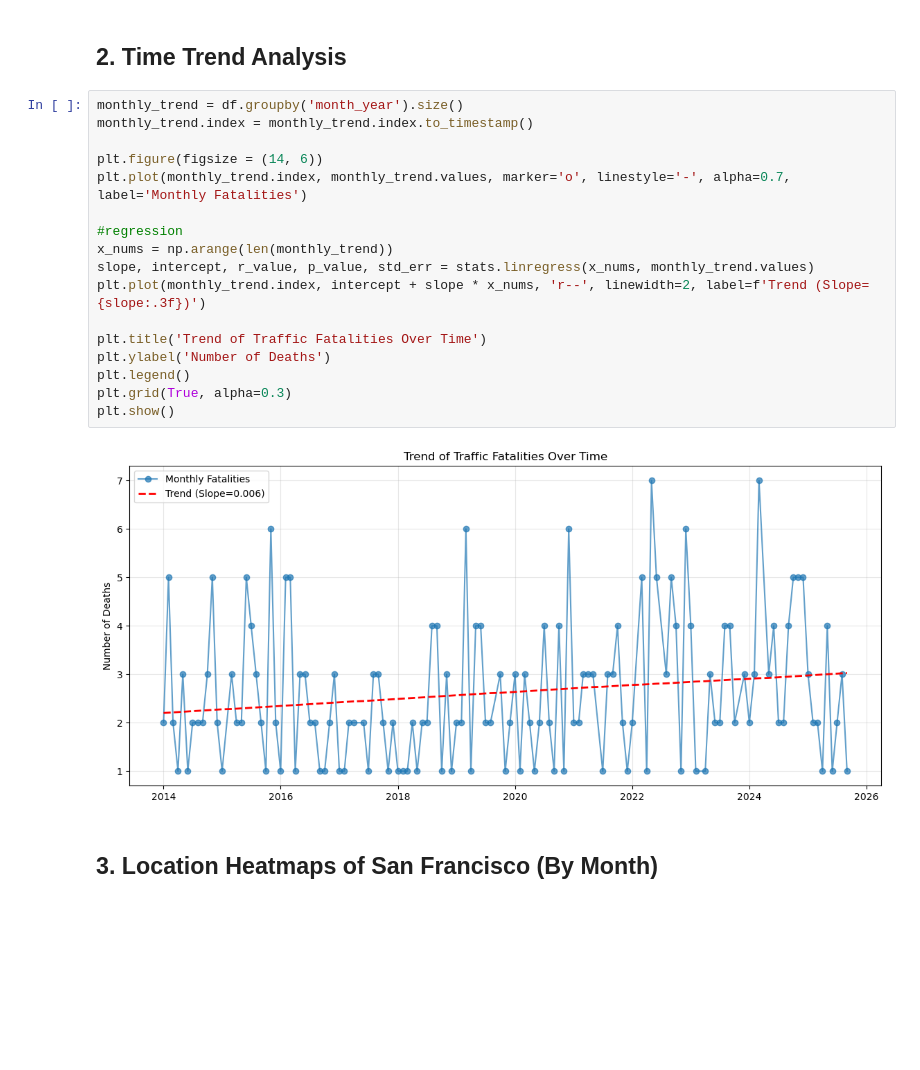
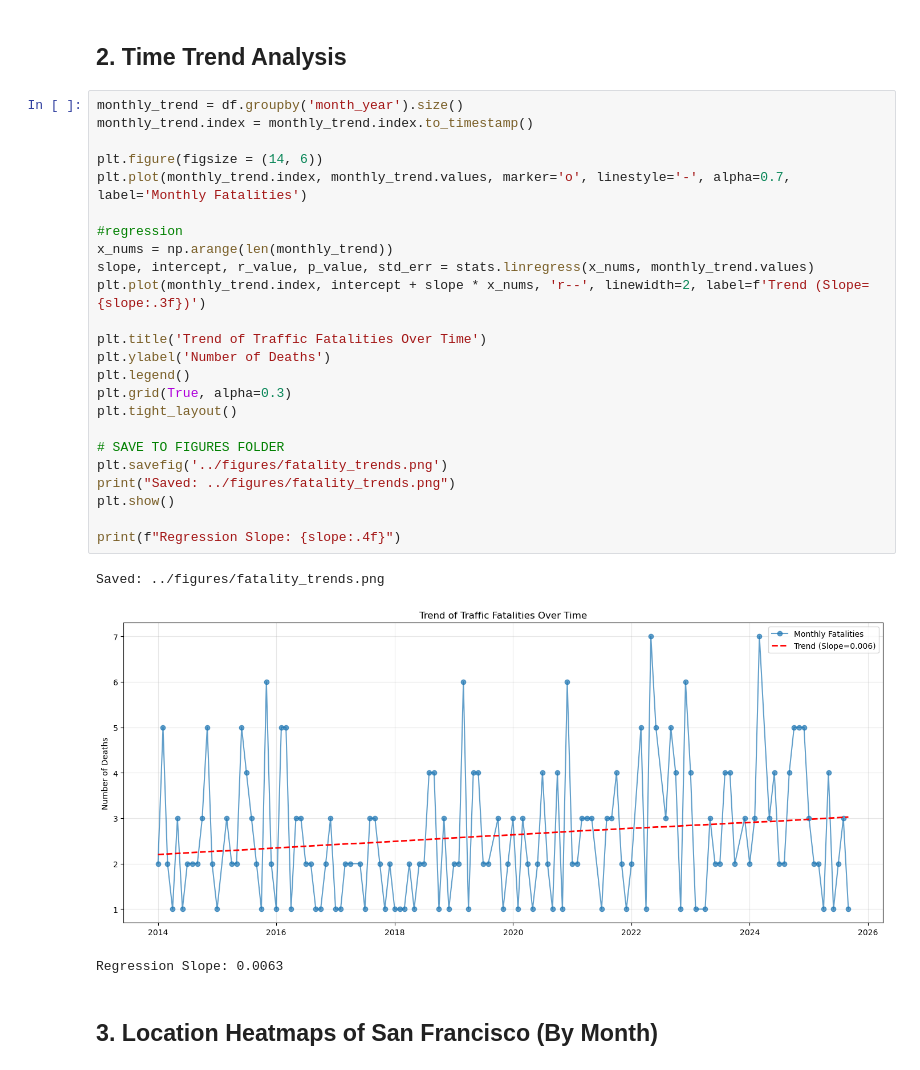
Before and after one commit to UCB-stat-159-f25/final-group26, a Jupyter notebook: notebooks/02_Location_Analysis.ipynb, the cells around one changed output. Saved outputs shown, nothing was run; the diff lists cells and outputs as text; blank space fills up the shorter version.

Commit message:
saved figures into folder

```diff
--- a/notebooks/02_Location_Analysis.ipynb
+++ b/notebooks/02_Location_Analysis.ipynb
@@ -82,22 +82,31 @@ Name: count, dtype: int64
 # %%
 monthly_trend = df.groupby('month_year').size()
 monthly_trend.index = monthly_trend.index.to_timestamp()
 
 plt.figure(figsize = (14, 6))
 plt.plot(monthly_trend.index, monthly_trend.values, marker='o', linestyle='-', alpha=0.7, label='Monthly Fatalities')
 
 #regression
 x_nums = np.arange(len(monthly_trend))
 slope, intercept, r_value, p_value, std_err = stats.linregress(x_nums, monthly_trend.values)
 plt.plot(monthly_trend.index, intercept + slope * x_nums, 'r--', linewidth=2, label=f'Trend (Slope={slope:.3f})')
 
 plt.title('Trend of Traffic Fatalities Over Time')
 plt.ylabel('Number of Deaths')
 plt.legend()
 plt.grid(True, alpha=0.3)
+plt.tight_layout()
+
+# SAVE TO FIGURES FOLDER
+plt.savefig('../figures/fatality_trends.png')
+print("Saved: ../figures/fatality_trends.png")
 plt.show()
+
+print(f"Regression Slope: {slope:.4f}")
 # %% [output]
+Saved: ../figures/fatality_trends.png
-[figure, old version]
+[figure, new version]
+Regression Slope: 0.0063
 # %% [markdown]
 ## 3. Location Heatmaps of San Francisco (By Month)
 # %%
```
